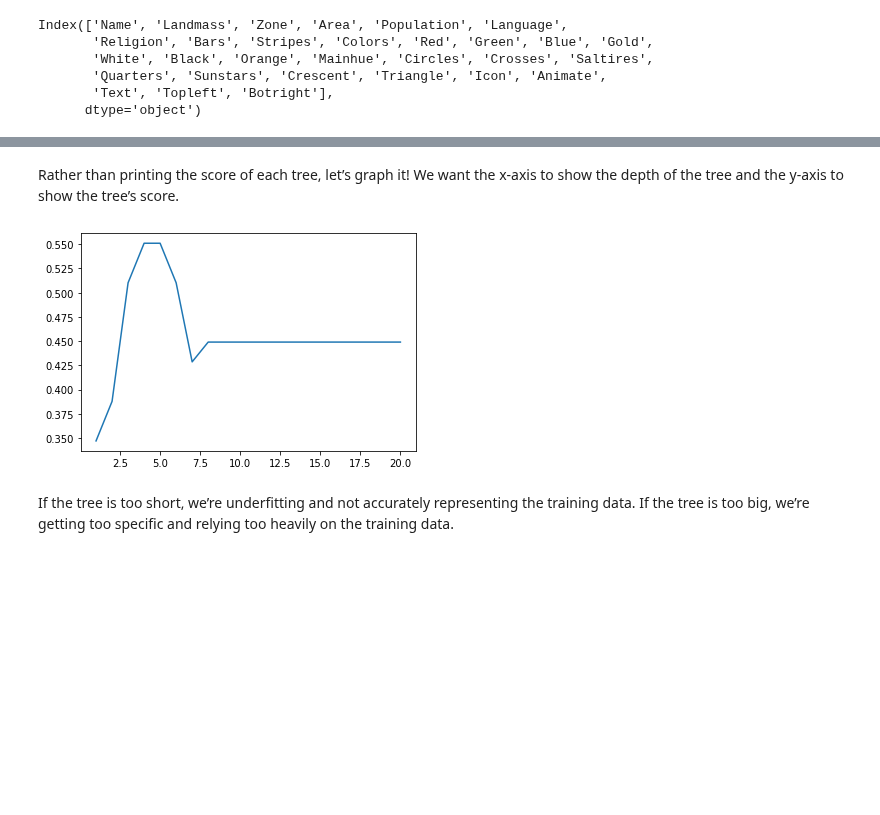
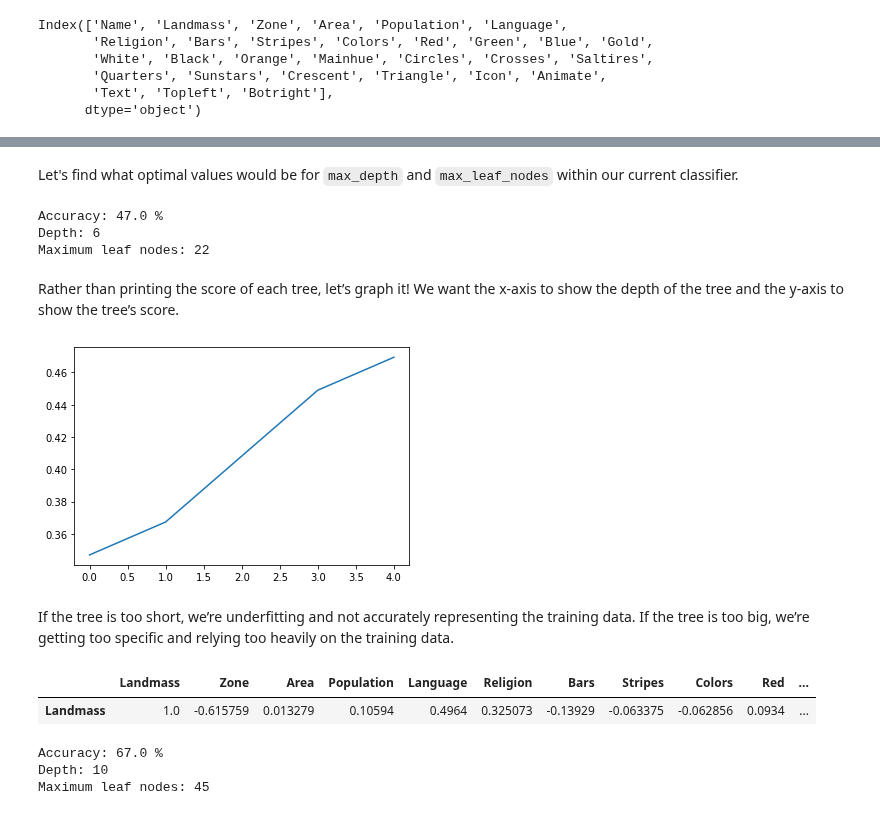
Before and after one commit to jadidaniel/jupyter-notebooks, a Jupyter notebook: ml/suprvised_learning/trees/trees_find_flag.ipynb, the cells around one changed output, grey strips where cells are left out. Saved outputs shown, nothing was run; the diff lists cells and outputs as text; code cells hidden in the pictures; blank space fills up the shorter version.

Commit message:
Add new models to Decision Tree project

```diff
--- a/ml/suprvised_learning/trees/trees_find_flag.ipynb
+++ b/ml/suprvised_learning/trees/trees_find_flag.ipynb
@@ -117,0 +142,4 @@ tree.score(test_data, test_labels)
+# %%
+tree_classifier1 = DecisionTreeClassifier(random_state = 1)
+tree_classifier1.fit(train_data1, train_labels1)
+print('Accuracy:', round(tree_classifier1.score(test_data1, test_labels1), 2) * 100, '%')
@@ -128,16 +158,46 @@ We now have a good baseline of how our model performs with these features. Let
-# %%
-scores = []
-
-for i in range(1,21):
-  tree = DecisionTreeClassifier(random_state = 1, max_depth = i)
-  tree.fit(train_data, train_labels)
-  scores.append(tree.score(test_data, test_labels))
+# %% [markdown]
+Let's find what optimal values would be for `max_depth` and `max_leaf_nodes` within our current classifier.
+# %%
+def best_tree(train_data, train_labels, test_data, test_labels):
+    scores = []
+    best_depth= 0
+    best_score = 0
+    best_leaf_nodes = 0
+    best_classifier = None
+    for current_depth in range(1,21):
+        for current_leaf_nodes in range(2,101):
+            current_classifier = DecisionTreeClassifier(random_state = 3, max_depth = current_depth, max_leaf_nodes = current_leaf_nodes)
+            current_classifier.fit(train_data, train_labels)
+            current_score = current_classifier.score(test_data, test_labels)
+            if best_score < current_score:
+                scores.append(current_score)
+                best_score = current_score
+                best_depth = current_depth
+                best_classifier = current_classifier
+                best_leaf_nodes = current_leaf_nodes
+    return best_classifier, scores, best_score, best_depth, best_leaf_nodes
+# %%
+tree_classifier2, scores2, best_score2, best_depth2, best_leaf_nodes2 = best_tree(train_data1, train_labels1, test_data1, test_labels1)
+print('Accuracy:', round(best_score2, 2) * 100, '%')
+print('Depth:', best_depth2)
+print('Maximum leaf nodes:', best_leaf_nodes2)
+# %% [output]
+Accuracy: 47.0 %
+Depth: 6
+Maximum leaf nodes: 22
 # %% [markdown]
 Rather than printing the score of each tree, let’s graph it! We want the x-axis to show the depth of the tree and the y-axis to show the tree’s score.
 # %%
-plt.plot(range(1, 21), scores)
+plt.plot(range(len(scores2)), scores2)
 plt.show()
 # %% [output]
-[figure, old version]
+[figure, new version]
 # %% [markdown]
 If the tree is too short, we’re underfitting and not accurately representing the training data. If the tree is too big, we’re getting too specific and relying too heavily on the training data.
+# %%
+pd.set_option('display.max_columns', None)
+continent_corrs = flags.corr().head(1)
+continent_corrs
+# %% [output]
+|  | Landmass | Zone | Area | Population | Language | Religion | Bars | Stripes | Colors | Red | ... |
+| Landmass | 1.0 | -0.615759 | 0.013279 | 0.10594 | 0.4964 | 0.325073 | -0.13929 | -0.063375 | -0.062856 | 0.0934 | ... |
@@ -143,0 +208,9 @@ If the tree is too short, we’re underfitting and not accurately representing t
+# %%
+tree_classifier3, scores3, best_score3, best_depth3, best_leaf_nodes3 = best_tree(train_data2, train_labels2, test_data2, test_labels2)
+print('Accuracy:', round(best_score3, 2) * 100, '%')
+print('Depth:', best_depth3)
+print('Maximum leaf nodes:', best_leaf_nodes3)
+# %% [output]
+Accuracy: 67.0 %
+Depth: 10
+Maximum leaf nodes: 45
```
Also changed, not shown: parts of 33 cells of this notebook, 1 other file.
